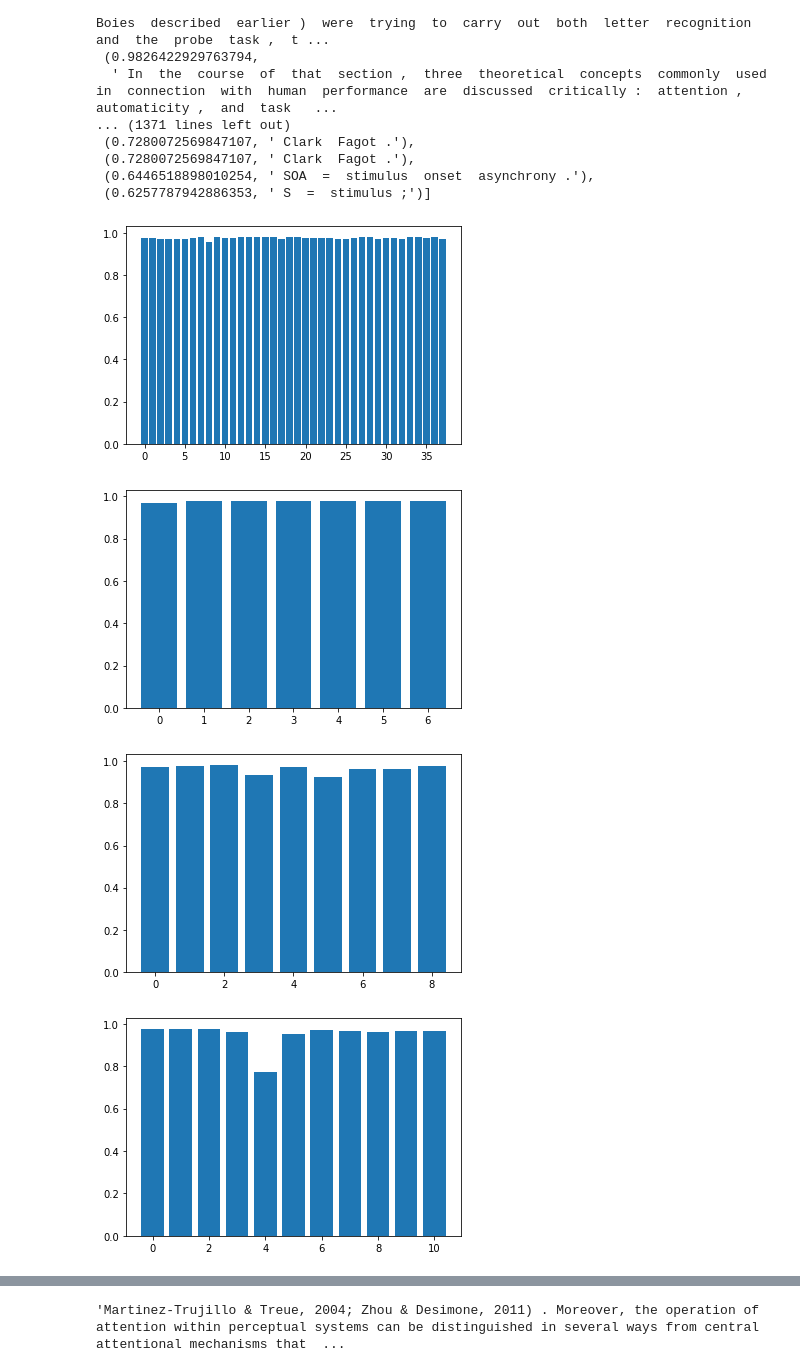
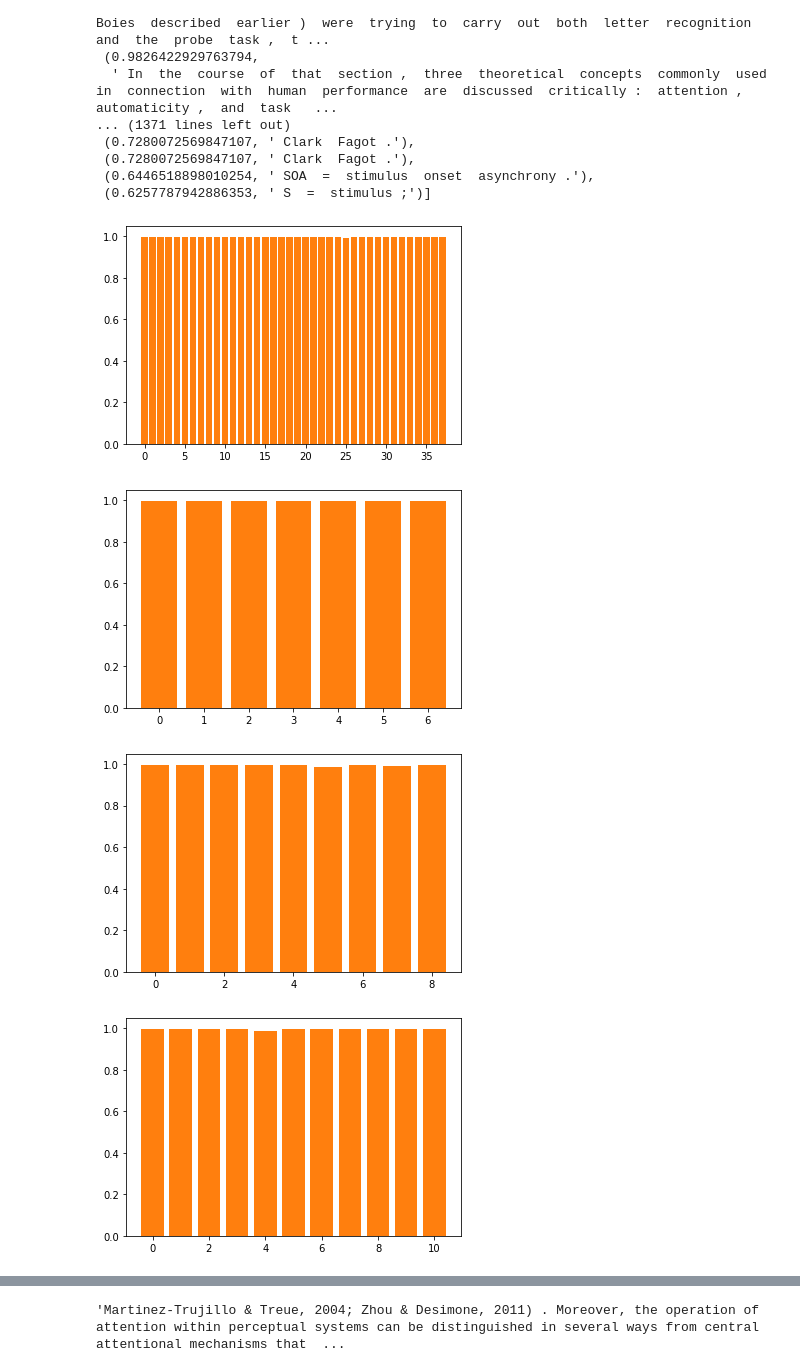
Before and after one commit to kaglowka/source-drill, a Jupyter notebook: analyze2.ipynb, the cells around one changed output, grey strips where cells are left out. Saved outputs shown, nothing was run; the diff lists cells and outputs as text; code cells hidden in the pictures.

```diff
--- a/analyze2.ipynb
+++ b/analyze2.ipynb
@@ -86,6 +86,7 @@ len(links)
 n_train_links = int(0.5 * len(links))
 n_validation_links = int(0.2 * len(links))
 n_test_links = len(links) - n_train_links - n_validation_links
-train_links = links[:n_train_links]
-validation_links = links[n_train_links:n_train_links + n_validation_links]
-test_links = links[-n_test_links:]
+train_links = links[:15]
+#validation_links = links[n_train_links:n_train_links + n_validation_links]
+#test_links = links[-n_test_links:]
+links = None
@@ -91,0 +103,3 @@ test_links = links[-n_test_links:]
+# %%
+def TS_SS(vec1, vec2) :
+    return Triangle(vec1, vec2) * Sector(vec1, vec2)
@@ -199,10 +228,12 @@ import numpy as np
 import tqdm
 import sys
 from scipy.spatial import distance
+import tensorflow as tf
 
 glove_embedding = DocumentPoolEmbeddings([WordEmbeddings('glove')])
 
 all_sim = {}
+all_sim_ts_ss = {}
 
 start = 10
 span = 5
@@ -219,6 +250,7 @@ for link in train_links[start:start+span]:
 
     # find the adequate context pair
     glove_similarities = []
+    glove_similarities_ts_ss = []
     citing_string = ''.join([context['pre_context'], context['context_string'], context['post_context']])
     s = Sentence(citing_string, use_tokenizer=True)
     glove_embedding.embed(s)
@@ -228,34 +260,40 @@ for link in train_links[start:start+span]:
         # make sure grobid_parse is fully ok
         if text_chunks is not None:
             for text_chunk in text_chunks:
                 if isinstance(text_chunk, dict):
                     b = text_chunks
                     text = text_chunk.get('text')
                     #tokenized_sents = list(split(Tokenizer().tokenize(text)))
                     #sents = [' '.join(str(token) for token in sent) for sent in tokenized_sents]
 
                     #sentences = [s for s in [Sentence(sent, use_tokenizer=True) for sent in sents] if len(s.tokens) > 0]
                     #a = sentences[0]
                     #sentences = [' '.join(sentences[i:i+3]) for i in range(len(sentences)-3)]
                     sentence = Sentence(text)
                     glove_embedding.embed(sentence)
                     a = sentence
                     sim = 1 - distance.cosine(sentence.embedding.detach(), glove_citation_embedding)
+                    sim_ts = 1 - TS_SS(sentence.embedding.detach(),
+                                       glove_citation_embedding)
                     glove_similarities.append((sim, sentence.to_original_text()))
+                    glove_similarities_ts_ss.append((sim_ts, sentence.to_original_text()))
 
 #     print('\n\n\n--- PAPER ---', '\n', cited_paper['metadata']['title'], end='\n')
 #     print('\n\ncontext: ', citing_string, end='\n\n')
 #     print('\n\nsimilarities: ', end='\n\n')
 #     print(*sorted(glove_similarities, key=lambda x: x[0], reverse=True)[:20], sep='\n\n')
     all_sim[citing_string] = glove_similarities
+    all_sim_ts_ss[citing_string] = glove_similarities_ts_ss
     just_sim = [sim for sim, text in glove_similarities]
+    just_sim_ts_ss = [sim for sim, text in glove_similarities_ts_ss]
     fig, ax = plt.subplots()
     #ax.hist(just_sim, bins=np.linspace(0, 1, 20))
     ax.bar(np.arange(0,len(just_sim)), just_sim)
+    ax.bar(np.arange(0,len(just_sim_ts_ss)), just_sim_ts_ss)
 #             print('FLAIR')
 #             print(*sorted(flair_similarities, key=lambda x: x[0], reverse=True)[:10], sep='\n\n')
 # %% [output]
-[figure, old version]
+[figure, new version]
-[figure, old version]
+[figure, new version]
-[figure, old version]
+[figure, new version]
-[figure, old version]
+[figure, new version]
```
Also changed, not shown: parts of 19 cells of this notebook.
